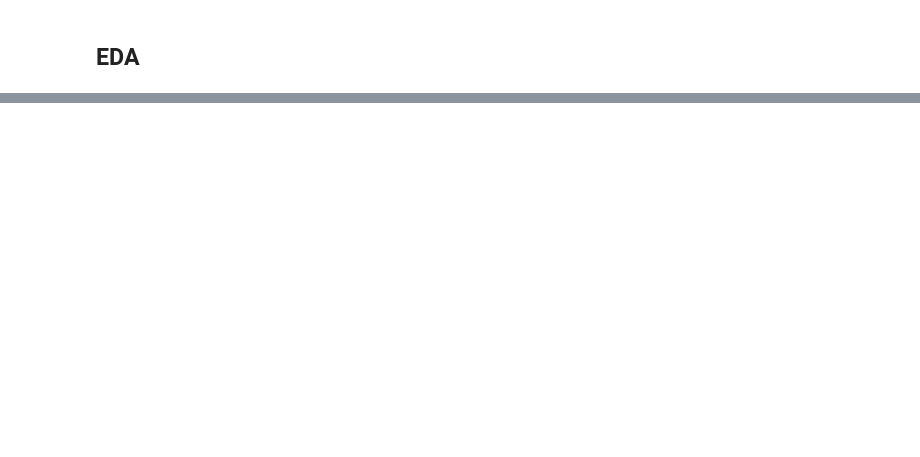
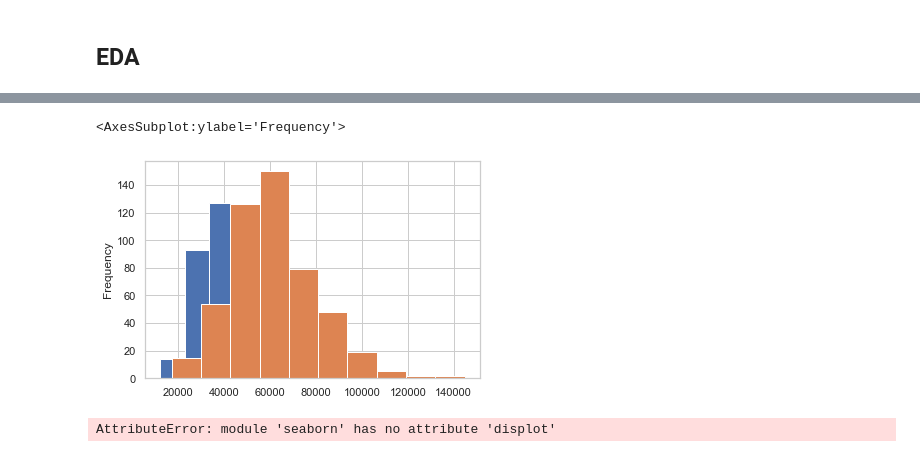
Before and after one commit to snme/DS4A, a Jupyter notebook: NFIP Cleaning and EDA.ipynb, the cells around one changed output, grey strips where cells are left out. Drawn from its saved outputs; the diff is of its cells as text; code cells hidden in the pictures; blank space fills up the shorter version.

```diff
--- a/NFIP Cleaning and EDA.ipynb
+++ b/NFIP Cleaning and EDA.ipynb
@@ -241,0 +238,10 @@ counts.to_csv('LA_NFIP_claims_counts.csv')
+# %%
+by_median['MedianHHIncome'].plot.hist()
+by_mean['MeanHHIncome'].plot.hist()
+# %% [output]
+<AxesSubplot:ylabel='Frequency'>
+[figure, added]
+# %%
+sns.displot(merged, x=['MedianHHIncome', 'MeanHHIncome'], hue="count")
+# %% [output]
+AttributeError: module 'seaborn' has no attribute 'displot'
```
Also changed, not shown: parts of 39 cells of this notebook, 4 other files.
